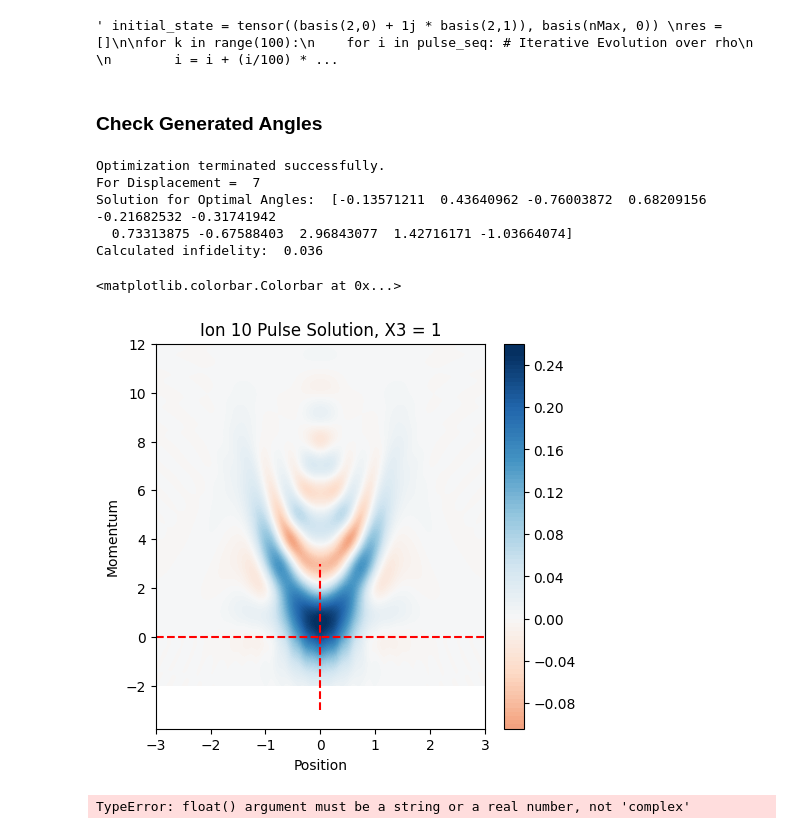
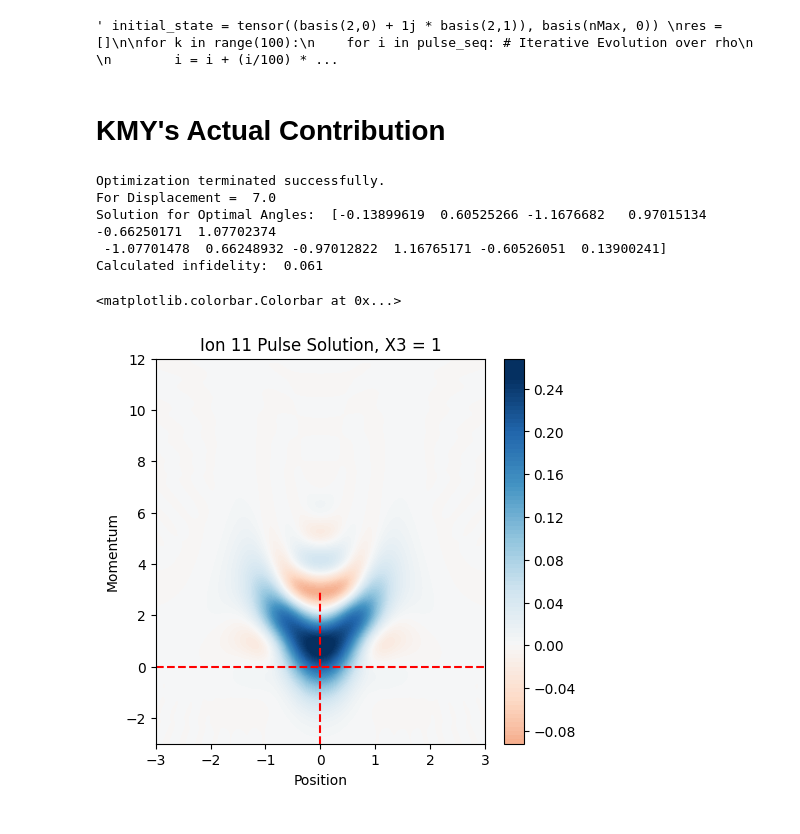
Before and after one commit to muyoungRand/sims, a Jupyter notebook: cubic_phase_gate_nicer.ipynb, the cells around one changed output. Cells and saved outputs as stored; diff of their text form; code cells hidden in the pictures.

```diff
--- a/cubic_phase_gate_nicer.ipynb
+++ b/cubic_phase_gate_nicer.ipynb
@@ -306,10 +303,7 @@ def pulse_ion(initial_state, angle, pulse_time, detuning, init = False):
         track-state: List to keep track of system density matrix per step
     """
     H1 = angle * sY
-    H2 = [
-        [pulse_time * rsb, rsb_coeff], [pulse_time * rsbp, rsbp_coeff],
-        [pulse_time * bsb, bsb_coeff], [pulse_time * bsbp, bsbp_coeff]
-        ]
+    H2 = ion_displace
     args["bsb_detuning"] = -detuning
     args["rsb_detuning"] = detuning
 
@@ -323,7 +317,7 @@ def pulse_ion(initial_state, angle, pulse_time, detuning, init = False):
         output = mesolve(H = H1, rho0 = initial_state, tlist = [0.0, 1.0], args = args, options = options)
         rho1 = output.states[-1]
 
-        output2 = mesolve(H = H2, rho0 = rho1, tlist = [0.0, 1.0], args = args, options = options)
+        output2 = mesolve(H = H2, rho0 = rho1, tlist = [0.0, pulse_time], args = args, options = options)
         rho2 = output2.states[-1]
 
         return rho2
@@ -441,23 +435,34 @@ ax.set_ylabel("Momentum")
 fig.colorbar(im, ax=ax, fraction=.1) """
 # %% [output]
 ' initial_state = tensor((basis(2,0) + 1j * basis(2,1)), basis(nMax, 0)) \nres = []\n\nfor k in range(100):\n    for i in pulse_seq: # Iterative Evolution over rho\n        \n        i = i + (i/100) * ...
-# %% [markdown]
-### Check Generated Angles
+# %% [markdown]
+# KMY's Actual Contribution
 # %%
+%reset -f
+
+import numpy as np
+import matplotlib as mpl
+import matplotlib.pyplot as plt
+from qutip import *
+
+options = Options()
+options.num_cpus = 5
+options.nsteps = 100000
+
 from gen_cubic_phase_sequence import generate_cubic_sequence as generator
 
-pulse_time = 1
+pulse_time = 1.0
 
-pulse_number = 10
-displacement = 7
+pulse_number = 11
+displacement = 7.0
 
 pulse_seq = generator(pulse_time, pulse_number, displacement)
 # %% [output]
 Optimization terminated successfully.
-For Displacement =  7
-Solution for Optimal Angles:  [-0.13571211  0.43640962 -0.76003872  0.68209156 -0.21682532 -0.31741942
-  0.73313875 -0.67588403  2.96843077  1.42716171 -1.03664074]
-Calculated infidelity:  0.036
+For Displacement =  7.0
+Solution for Optimal Angles:  [-0.13899619  0.60525266 -1.1676682   0.97015134 -0.66250171  1.07702374
+ -1.07701478  0.66248932 -0.97012822  1.16765171 -0.60526051  0.13900241]
+Calculated infidelity:  0.061
 # %%
 # Highest Fock state
 nMax = 100
@@ -497,12 +505,10 @@ push = [
     [rsb, rsb_coeff], [rsbp, rsbp_coeff], [bsb, bsb_coeff], [bsbp, bsbp_coeff]
 ]
 # %%
-xvec = np.linspace(-3, 3, 200)
-pvec = np.linspace(-2, 12, 200)
 # -------------------- Pulse Function -------------------- #
-def pulse_ion(initial_state, angle, pulse_time, detuning, init = False):
-    H1 = angle * sX
-    H2 = push
+def pulse_ion(initial_state, angle, pulse_time, init = False):
+    H1 = angle * sY
+    H2 = ion_displace
 
     if init == True: # Initial (phi_0) carrier rotation
         output = mesolve(H = H1, rho0 = initial_state, tlist = [0.0, 1.0], args = args, options = options)
@@ -511,47 +517,47 @@ def pulse_ion(initial_state, angle, pulse_time, detuning, init = False):
         return rho1
 
     else: # All other terms -> The terms in brackets in equation above
-        output = mesolve(H = H1, rho0 = initial_state, tlist = [0.0, 1.0], args = args, options = options)
+        output = mesolve(H = H2, rho0 = initial_state, tlist = [0.0, 1.0], args = args, options = options)
         rho1 = output.states[-1]
 
-        output2 = mesolve(H = H2, rho0 = rho1, tlist = [0.0, pulse_time], args = args, options = options)
+        output2 = mesolve(H = H1, rho0 = rho1, tlist = [0.0, pulse_time], args = args, options = options)
         rho2 = output2.states[-1]
 
         return rho2
 
 # Begin in + state since conditional-PauliX displacement
-initial_state = tensor((basis(2,0) + 1j * basis(2,1)), basis(nMax, 0))
+initial_state = tensor((basis(2,0) + basis(2,1)), basis(nMax, 0))
 
 for i in pulse_seq: # Iterative Evolution over rho
     if i == pulse_seq[0]: # Initial pulse
-        rho  = pulse_ion(initial_state = initial_state,angle = i, pulse_time = pulse_time, detuning = 0, init = True)
+        rho  = pulse_ion(initial_state = initial_state, angle = i, pulse_time = pulse_time, init = True)
 
     else:
-        rho = pulse_ion(initial_state = rho, angle = i, pulse_time = pulse_time, detuning = 0, init = False)
+        rho = pulse_ion(initial_state = rho, angle = i, pulse_time = pulse_time, init = False)
 
 rho_ion = mesolve(H = -7 * x, rho0 = rho, tlist = [0.0, 1.0], options = options).states[-1]
 motion_ion = ptrace(rho_ion, 1)
 
 wigner_ion = wigner(motion_ion, xvec, pvec)
 
 # -------------------- Plot Results -------------------- #
 fig, ax = plt.subplots(1, 1, figsize=(5, 5))
 
 # Lines to show center of Wigner Function (just for convenience)
 ax.vlines(0, ymin = -3, ymax = 3, colors = 'r', linestyles = 'dashed')
 ax.hlines(0, xmin = -3, xmax = 3, colors = 'r', linestyles = 'dashed')
 
 im = ax.contourf(xvec, pvec, wigner_ion, 100, norm=mpl.colors.Normalize(-.25,.25), cmap=plt.get_cmap('RdBu'))
 ax.set_title("Ion " + str(pulse_number) + " Pulse Solution, X3 = 1")
 ax.set_xlabel("Position")
 ax.set_ylabel("Momentum")
 
 fig.colorbar(im, ax=ax, fraction=.1)
 # %% [output]
 <matplotlib.colorbar.Colorbar at 0x...>
-[figure, old version]
+[figure, new version]
 # %%
-# For plotting
+""" # For plotting
 radius = np.linspace(0.001, 3.0, 101)
 radius = [i for i in radius]
 
@@ -591,7 +597,5 @@ for phase in theta:
         ion_state = ptrace(state, 0)
         proj = expect(sigmaz(), ion_state)
 
-        res.append(proj)
+        res.append(proj) """
-# %% [output]
-TypeError: float() argument must be a string or a real number, not 'complex'
 # %%
```
Also changed, not shown: parts of 6 cells of this notebook.
